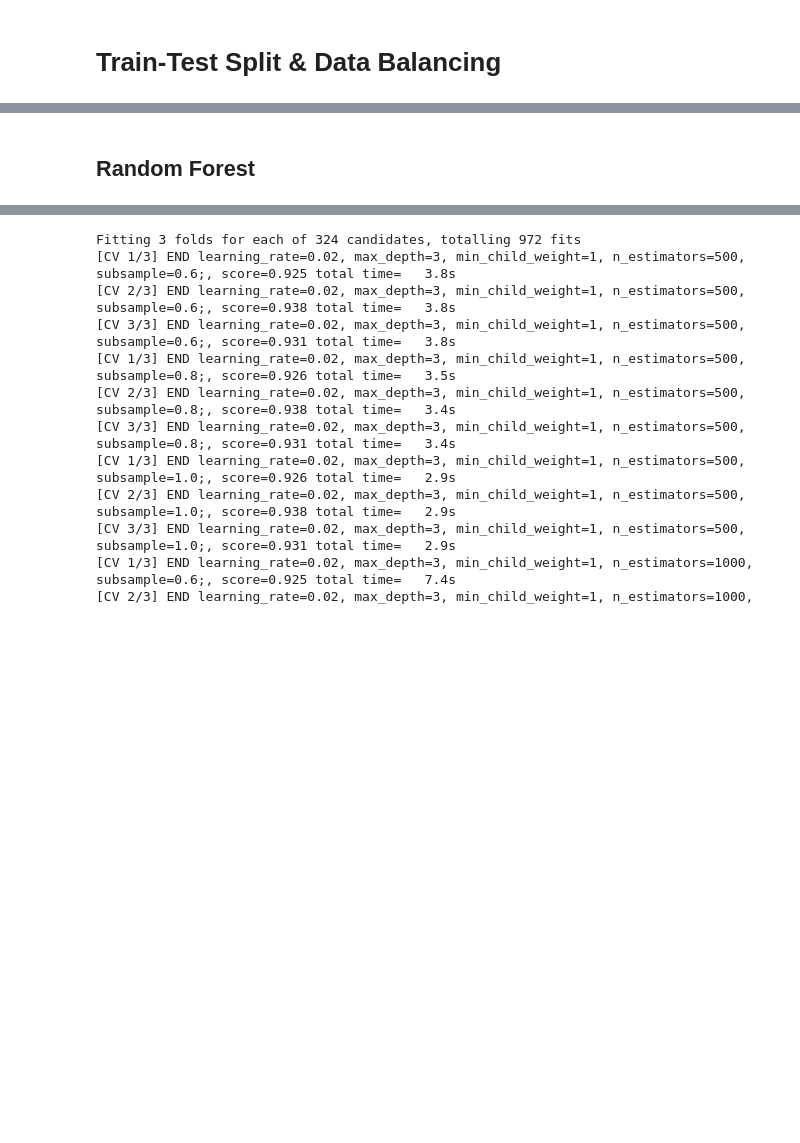
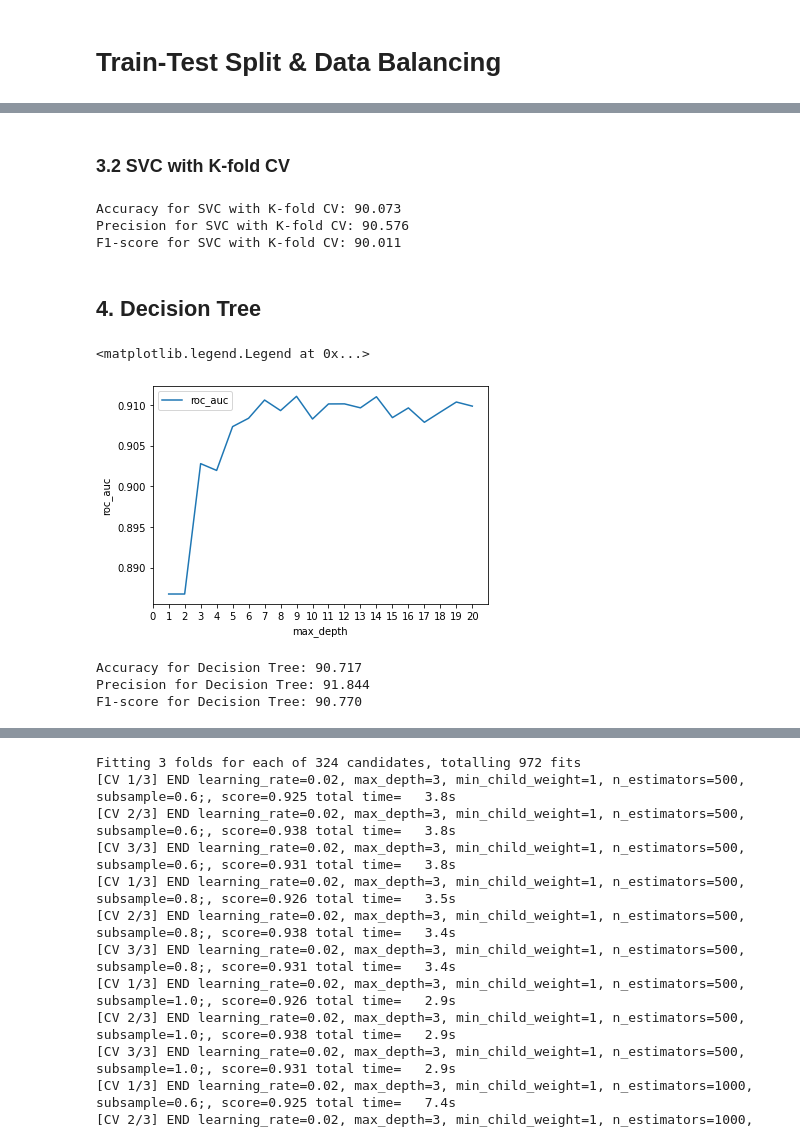
Before and after one commit to RongerYang/Prediction_of_Online_Purchasing_Intention, a Jupyter notebook: INF2190.ipynb, the cells around one changed output, grey strips where cells are left out. Cells and saved outputs as stored; diff of their text form; code cells hidden in the pictures; blank space fills up the shorter version.

```diff
--- a/INF2190.ipynb
+++ b/INF2190.ipynb
@@ -415,2 +422,73 @@ Text(0.5, 257.44, 'Predicted label')
-# %% [markdown]
-## Random Forest
+# %% [markdown]
+### 3.2 SVC with K-fold CV
+# %%
+accuracy_svc_kfold = []
+precision_svc_kfold = []
+f1score_svc_kfold = []
+
+X, y = make_classification(n_samples=12330, n_classes=2, weights=[0.50, 0.50], flip_y=0, random_state=0)
+kfold = StratifiedKFold(n_splits=5, shuffle=True, random_state=0)
+
+for train_x, test_x in kfold.split(X, y):
+  train_X, test_X = X[train_x], X[test_x]
+  train_y, test_y = y[train_x], y[test_x]
+  svc = SVC()
+  svc.fit(train_X, train_y)
+  y_pred = svc.predict(test_X)
+
+  accuracy_svc_kfold.append(metrics.accuracy_score(test_y, y_pred))
+  precision_svc_kfold.append(metrics.precision_score(test_y, y_pred))
+  f1score_svc_kfold.append(metrics.f1_score(test_y, y_pred))
+
+accuracy_svc_kfoldmean = np.mean(accuracy_svc_kfold) * 100
+print("Accuracy for SVC with K-fold CV: %.3f" % (accuracy_svc_kfoldmean))
+precision_svc_kfoldmean = np.mean(precision_svc_kfold) * 100
+print("Precision for SVC with K-fold CV: %.3f" % (precision_svc_kfoldmean))
+f1score_svc_kfoldmean = np.mean(f1score_svc_kfold) * 100
+print("F1-score for SVC with K-fold CV: %.3f" % (f1score_svc_kfoldmean))
+# %% [output]
+Accuracy for SVC with K-fold CV: 90.073
+Precision for SVC with K-fold CV: 90.576
+F1-score for SVC with K-fold CV: 90.011
+# %% [markdown]
+## 4. Decision Tree
+# %%
+from sklearn.tree import DecisionTreeClassifier
+from sklearn import tree
+
+max_depth = []
+roc_auc = []
+for i in range(1,21,1):
+    dtree = DecisionTreeClassifier(max_depth=i)
+    dtree.fit(X_train_res, y_train_res)
+    pred = dtree.predict(X_test_res)
+    roc_auc.append(metrics.roc_auc_score(y_test_res, pred))
+    max_depth.append(i)
+
+d = pd.DataFrame({'roc_auc':pd.Series(roc_auc), 'max_depth':pd.Series(max_depth)})
+# visualizing changes in parameters
+plt.plot('max_depth','roc_auc', data=d)
+plt.xticks(np.arange(0, 21, 1.0))
+plt.xlabel('max_depth')
+plt.ylabel('roc_auc')
+plt.legend()
+# %% [output]
+<matplotlib.legend.Legend at 0x...>
+[figure, added]
+# %%
+depth = max_depth[roc_auc.index(max(roc_auc))]
+
+dtc = DecisionTreeClassifier(max_depth = 5, random_state = 0)
+dtc.fit(X_train_res, y_train_res)
+y_pred = dtc.predict(X_test_res)
+
+accuracy_dtc = 100 * metrics.accuracy_score(y_test_res, y_pred)
+print("Accuracy for Decision Tree: %.3f" % (accuracy_dtc))
+precision_dtc = 100 * metrics.precision_score(y_test_res, y_pred)
+print("Precision for Decision Tree: %.3f" % (precision_dtc))
+f1score_dtc = 100 * metrics.f1_score(y_test_res, y_pred)
+print("F1-score for Decision Tree: %.3f" % (f1score_dtc))
+# %% [output]
+Accuracy for Decision Tree: 90.717
+Precision for Decision Tree: 91.844
+F1-score for Decision Tree: 90.770
```
Also changed, not shown: parts of 51 cells of this notebook.
